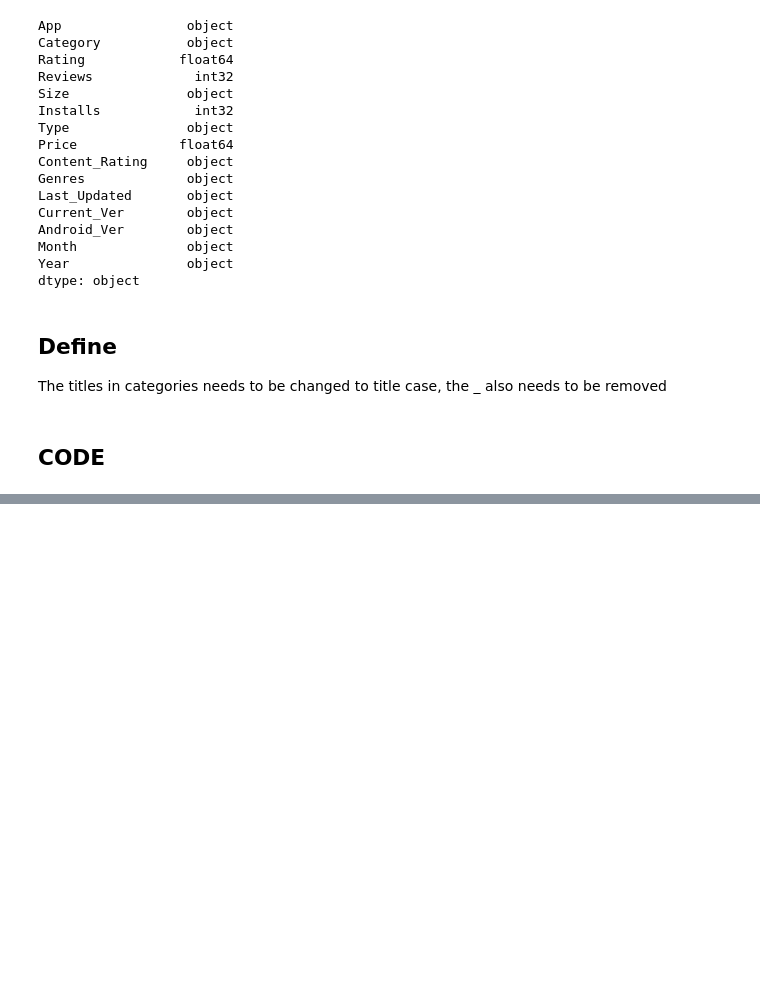
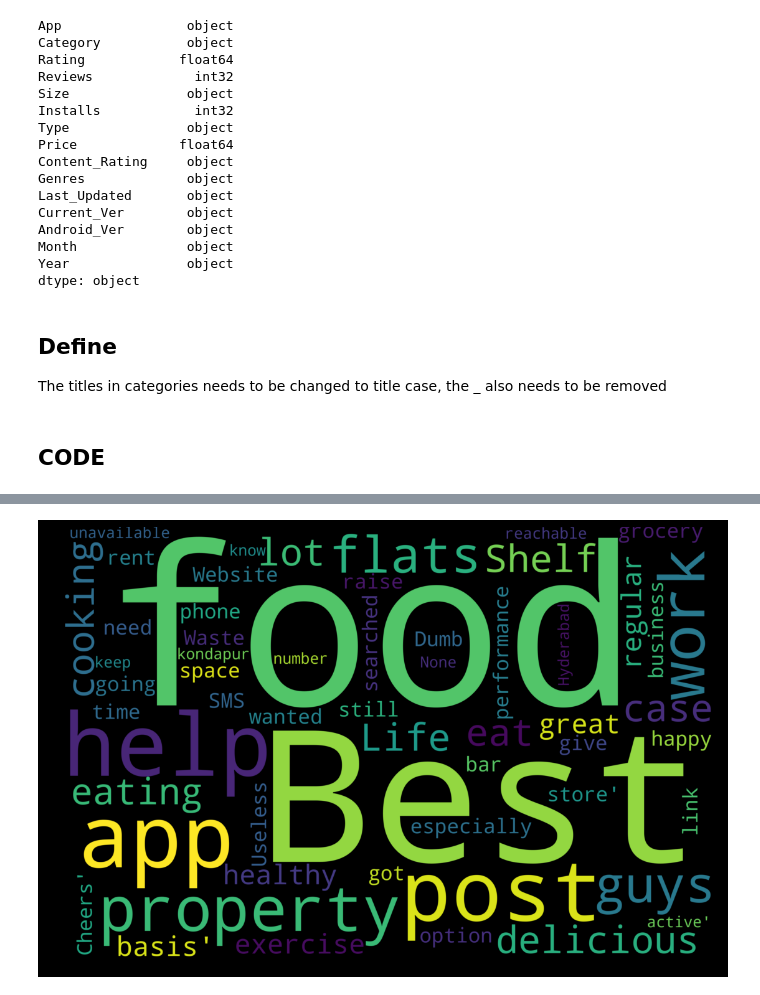
Before and after one commit to JayCarrLTD/google-play-store-apps, a Jupyter notebook: Google Play-Cleaning.ipynb, the cells around one changed output, grey strips where cells are left out. Saved outputs shown, nothing was run; the diff lists cells and outputs as text; code cells hidden in the pictures; blank space fills up the shorter version.

```diff
--- a/Google Play-Cleaning.ipynb
+++ b/Google Play-Cleaning.ipynb
@@ -242,3 +242,22 @@ play.head()
 play = play.drop(['Current_Ver', 'Android_Ver'], axis=1)
 # %%
 export = play.to_csv('play_clean.csv', index=None, header=True)
+# %%
+from wordcloud import WordCloud, STOPWORDS
+import matplotlib.pyplot as plt
+text = review.Translated_Review.values
+wordcloud = WordCloud(
+    width = 3000,
+    height = 2000,
+    background_color = 'black',
+    stopwords = STOPWORDS).generate(str(text))
+fig = plt.figure(
+    figsize = (20, 10),
+    facecolor = 'k',
+    edgecolor = 'k')
+plt.imshow(wordcloud, interpolation = 'bilinear')
+plt.axis('off')
+plt.tight_layout(pad=0)
+plt.show()
+# %% [output]
+[figure, added]
```
Also changed, not shown: 1 other file.
